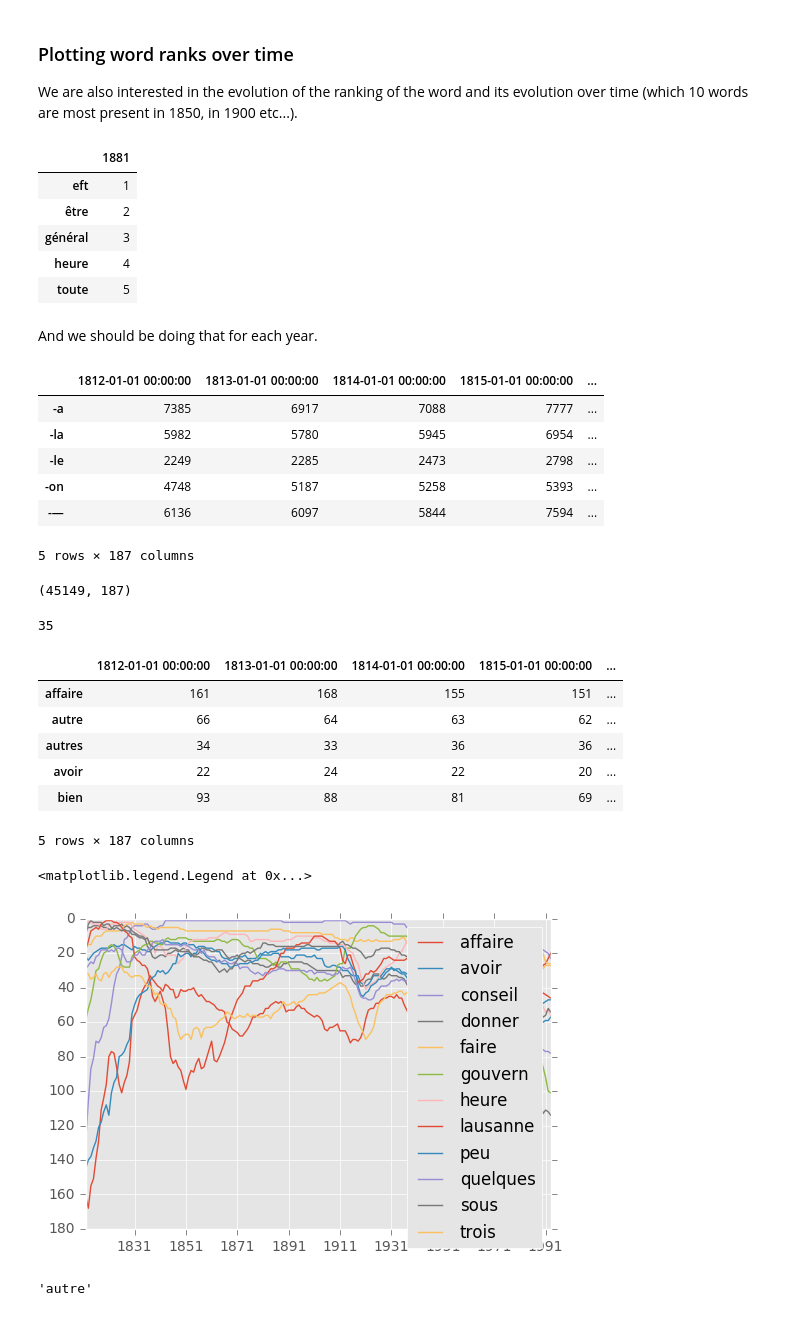
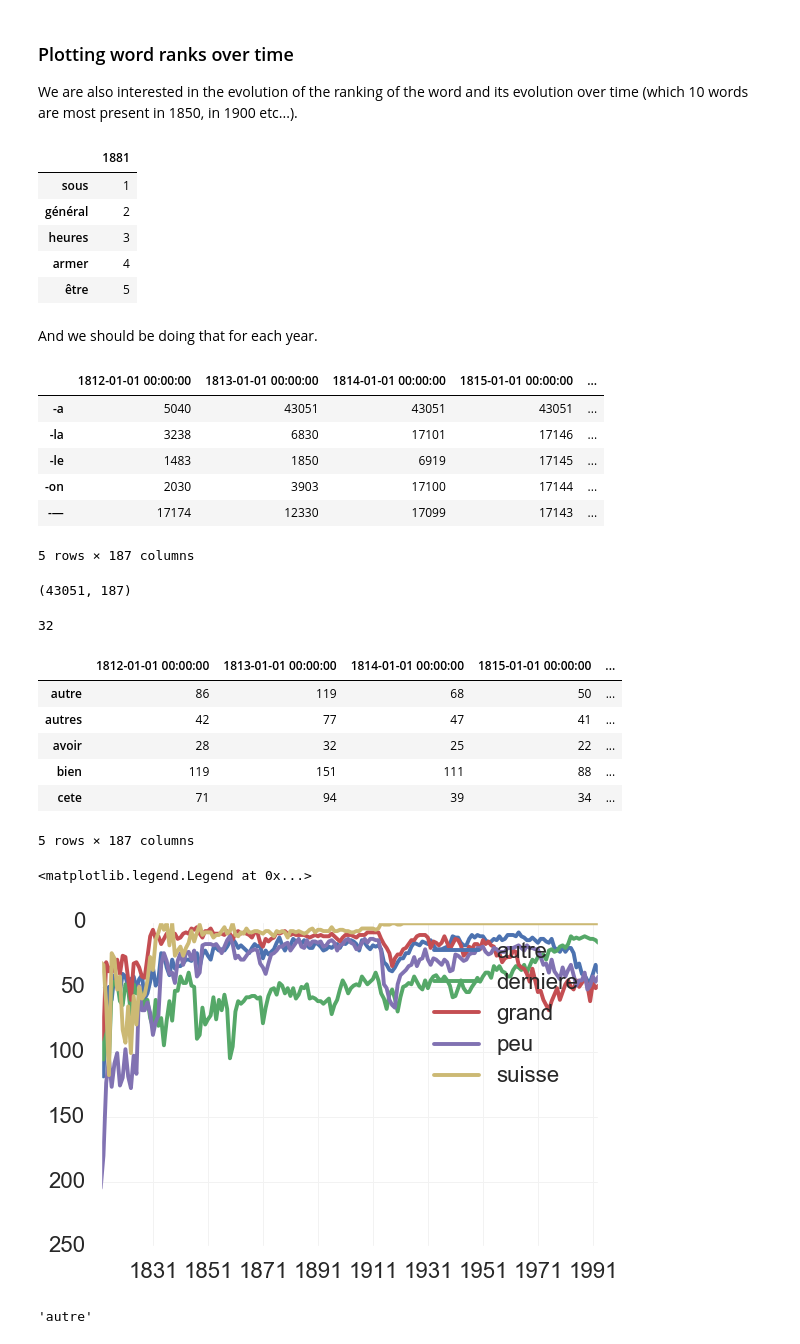
Before and after one commit to ThomVett/Project_ADA, a Jupyter notebook: Visualizations.ipynb, the cells around one changed output. Saved outputs shown, nothing was run; the diff lists cells and outputs as text; code cells hidden in the pictures.

```diff
--- a/Visualizations.ipynb
+++ b/Visualizations.ipynb
@@ -312,6 +298,7 @@ We can see that the words have the same color and same position, but the overlap
 
 We are also interested in the evolution of the ranking of the word and its evolution over time (which 10 words are most present in 1850, in 1900 etc...).
 # %%
+wordYear = pd.read_csv('Data/3kPluswordPerYear.csv',index_col=0)
 wordYear.index = pd.to_datetime(wordYear.index)
 yearIndex = wordYear.index
 # %%
@@ -323,11 +310,11 @@ numRank = np.arange(1,len(wordRank)+1)
 pd.DataFrame(data=numRank, index=wordRank, columns=['1881']).head()
 # %% [output]
 |  | 1881 |
-| eft | 1 |
-| être | 2 |
-| général | 3 |
-| heure | 4 |
-| toute | 5 |
+| sous | 1 |
+| général | 2 |
+| heures | 3 |
+| armer | 4 |
+| être | 5 |
 # %% [markdown]
 And we should be doing that for each year.
 # %%
@@ -348,46 +335,46 @@ rankAll = pd.concat(rankList,axis=1)
 rankAll.head()
 # %% [output]
 |  | 1812-01-01 00:00:00 | 1813-01-01 00:00:00 | 1814-01-01 00:00:00 | 1815-01-01 00:00:00 | ... |
-| -a | 7385 | 6917 | 7088 | 7777 | ... |
-| -la | 5982 | 5780 | 5945 | 6954 | ... |
-| -le | 2249 | 2285 | 2473 | 2798 | ... |
-| -on | 4748 | 5187 | 5258 | 5393 | ... |
-| -— | 6136 | 6097 | 5844 | 7594 | ... |
+| -a | 5040 | 43051 | 43051 | 43051 | ... |
+| -la | 3238 | 6830 | 17101 | 17146 | ... |
+| -le | 1483 | 1850 | 6919 | 17145 | ... |
+| -on | 2030 | 3903 | 17100 | 17144 | ... |
+| -— | 17174 | 12330 | 17099 | 17143 | ... |
 5 rows × 187 columns
 # %%
 rankAll.shape
 # %% [output]
-(45149, 187)
+(43051, 187)
 # %%
 wordsOften = ((rankAll<100).sum(axis=1) > 170).values
 # %%
 len(rankAll.index[wordsOften])
 # %% [output]
-35
+32
 # %%
 lessWord = rankAll.loc[wordsOften]
 # %%
 lessWord.head()
 # %% [output]
 |  | 1812-01-01 00:00:00 | 1813-01-01 00:00:00 | 1814-01-01 00:00:00 | 1815-01-01 00:00:00 | ... |
-| affaire | 161 | 168 | 155 | 151 | ... |
-| autre | 66 | 64 | 63 | 62 | ... |
-| autres | 34 | 33 | 36 | 36 | ... |
-| avoir | 22 | 24 | 22 | 20 | ... |
-| bien | 93 | 88 | 81 | 69 | ... |
+| autre | 86 | 119 | 68 | 50 | ... |
+| autres | 42 | 77 | 47 | 41 | ... |
+| avoir | 28 | 32 | 25 | 22 | ... |
+| bien | 119 | 151 | 111 | 88 | ... |
+| cete | 71 | 94 | 39 | 34 | ... |
 5 rows × 187 columns
 # %%
 indexPlot = pd.to_datetime(lessWord.columns)
-for i in np.arange(0,len(lessWord),3):
+for i in np.arange(0,len(lessWord),7):
     plt.plot_date(indexPlot[:-5],
                   lessWord.loc[lessWord.index[i]].values[:-5],'-',
                   label=lessWord.index[i]
                   )
 plt.gca().invert_yaxis()
 plt.legend()
 # %% [output]
 <matplotlib.legend.Legend at 0x...>
-[figure, old version]
+[figure, new version]
 # %%
 lessWord.index[1]
 # %% [output]
```
Also changed, not shown: parts of 6 cells of this notebook, 10 other files.
